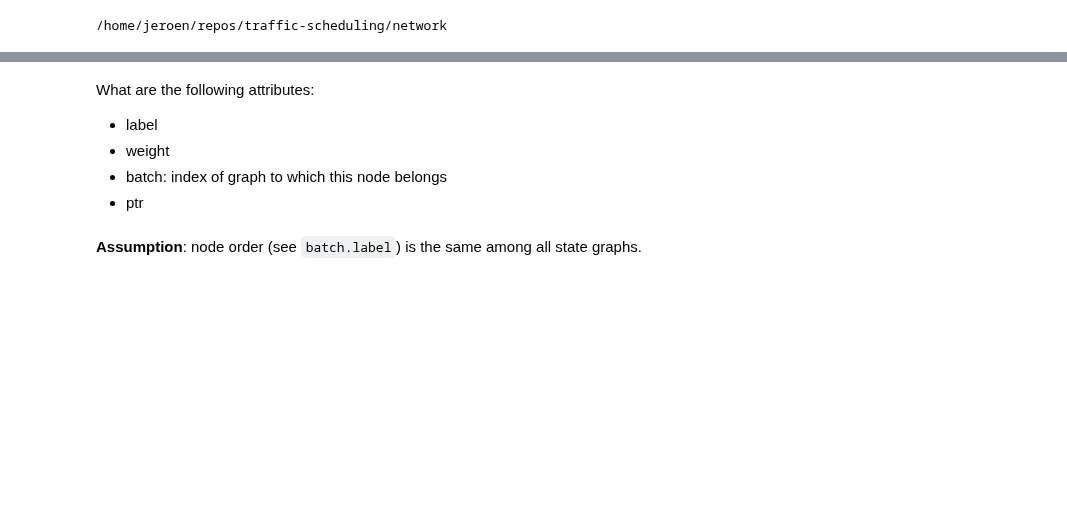
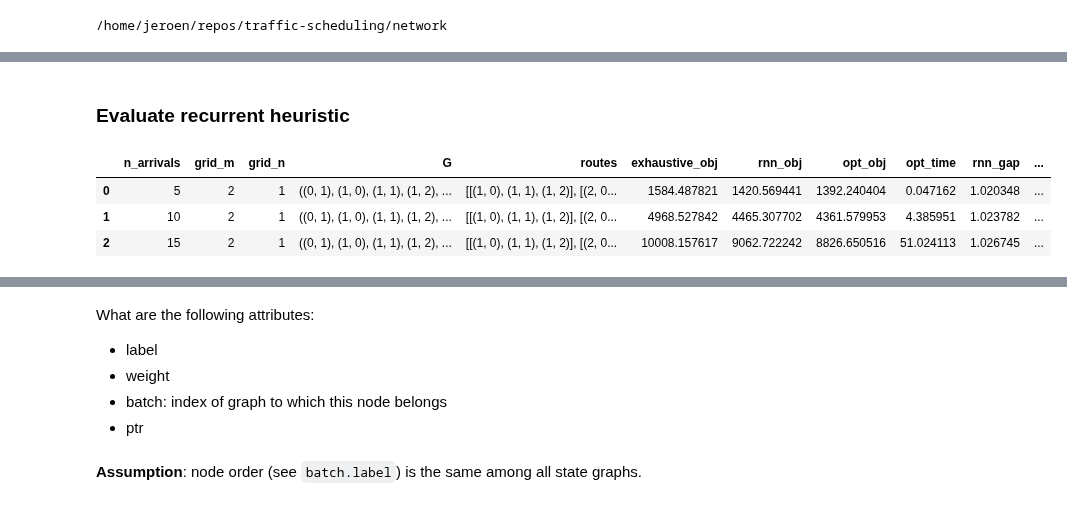
Before and after one commit to jeroenvanriel/traffic-scheduling, a Jupyter notebook: network/imitation_learning.ipynb, the cells around one changed output, grey strips where cells are left out. Saved outputs shown, nothing was run; the diff lists cells and outputs as text; code cells hidden in the pictures; blank space fills up the shorter version.

```diff
--- a/network/imitation_learning.ipynb
+++ b/network/imitation_learning.ipynb
@@ -75,0 +153,2 @@ We solve a couple of instances and collect all the state-action pairs in a singl
+# %%
+data['exhaustive_obj'] = data.apply(lambda row: eval_exhaustive(test[row.name], row.name), axis=1)
@@ -75,0 +406,40 @@ We solve a couple of instances and collect all the state-action pairs in a singl
+# %% [markdown]
+### Evaluate recurrent heuristic
+# %%
+def eval_rnn(train, test, set_id):
+    # get number of crossings, which is number of actions
+    automaton = Automaton(train['instance'][0])
+    n_crossings = len(automaton.crossing_indices)
+    # maximum number of vehicle arrivals to "look ahead"
+    max_horizon = 10
+
+    model = RNNModel(n_crossings, max_horizon).cuda()
+    model = train_rnn(train, model, set_id)
+    model.eval()
+
+    def eval_scheduling(row):
+        automaton = Automaton(row['instance'])
+        while not automaton.done:
+            # execute learned heuristic
+            automaton.step(*model.heuristic(automaton))
+        return automaton.get_obj()
+
+    tqdm.pandas(desc=f"{set_id} evaluating")
+    return test.progress_apply(eval_scheduling, axis=1, result_type='expand').mean()
+# %%
+data['rnn_obj'] = data.apply(lambda row: eval_rnn(train[row.name], test[row.name], row.name), axis=1)
+# %%
+# take mean objective and running time over all test instances
+data['opt_obj'] = data.apply(lambda row: test[row.name]['opt_obj'].mean(), axis=1)
+data['opt_time'] = data.apply(lambda row: test[row.name]['opt_time'].mean(), axis=1)
+
+# compute (relative) approximation ratio
+data['rnn_gap'] = data.apply(lambda row: row['rnn_obj'] / row['opt_obj'], axis=1)
+data['exhaustive_gap'] = data.apply(lambda row: row['exhaustive_obj'] / row['opt_obj'], axis=1)
+# %%
+data
+# %% [output]
+|  | n_arrivals | grid_m | grid_n | G | routes | exhaustive_obj | rnn_obj | opt_obj | opt_time | rnn_gap | ... |
+| 0 | 5 | 2 | 1 | ((0, 1), (1, 0), (1, 1), (1, 2), ... | [[(1, 0), (1, 1), (1, 2)], [(2, 0... | 1584.487821 | 1420.569441 | 1392.240404 | 0.047162 | 1.020348 | ... |
+| 1 | 10 | 2 | 1 | ((0, 1), (1, 0), (1, 1), (1, 2), ... | [[(1, 0), (1, 1), (1, 2)], [(2, 0... | 4968.527842 | 4465.307702 | 4361.579953 | 4.385951 | 1.023782 | ... |
+| 2 | 15 | 2 | 1 | ((0, 1), (1, 0), (1, 1), (1, 2), ... | [[(1, 0), (1, 1), (1, 2)], [(2, 0... | 10008.157617 | 9062.722242 | 8826.650516 | 51.024113 | 1.026745 | ... |
```
Also changed, not shown: parts of 59 cells of this notebook, 2 other files.
